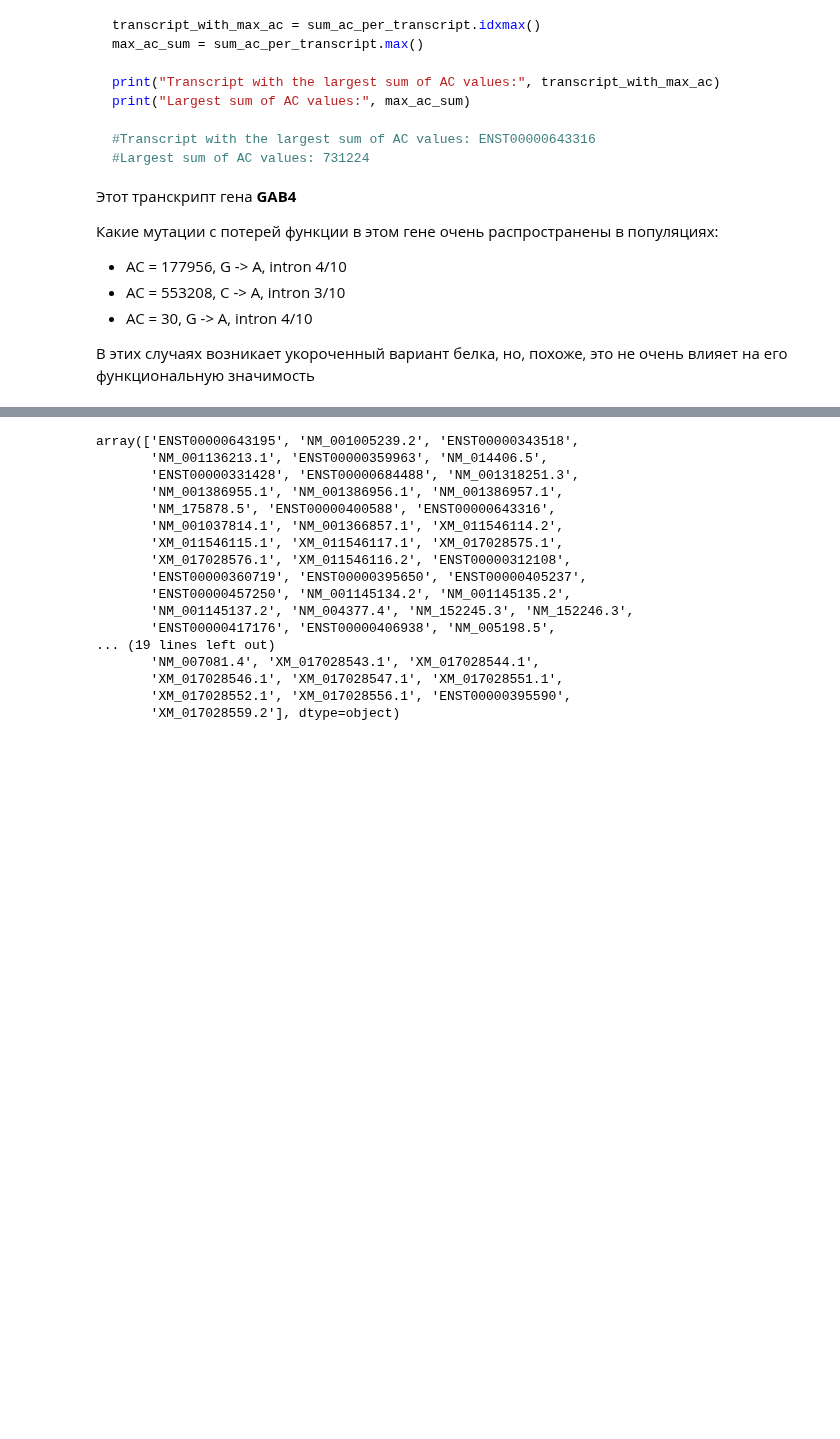
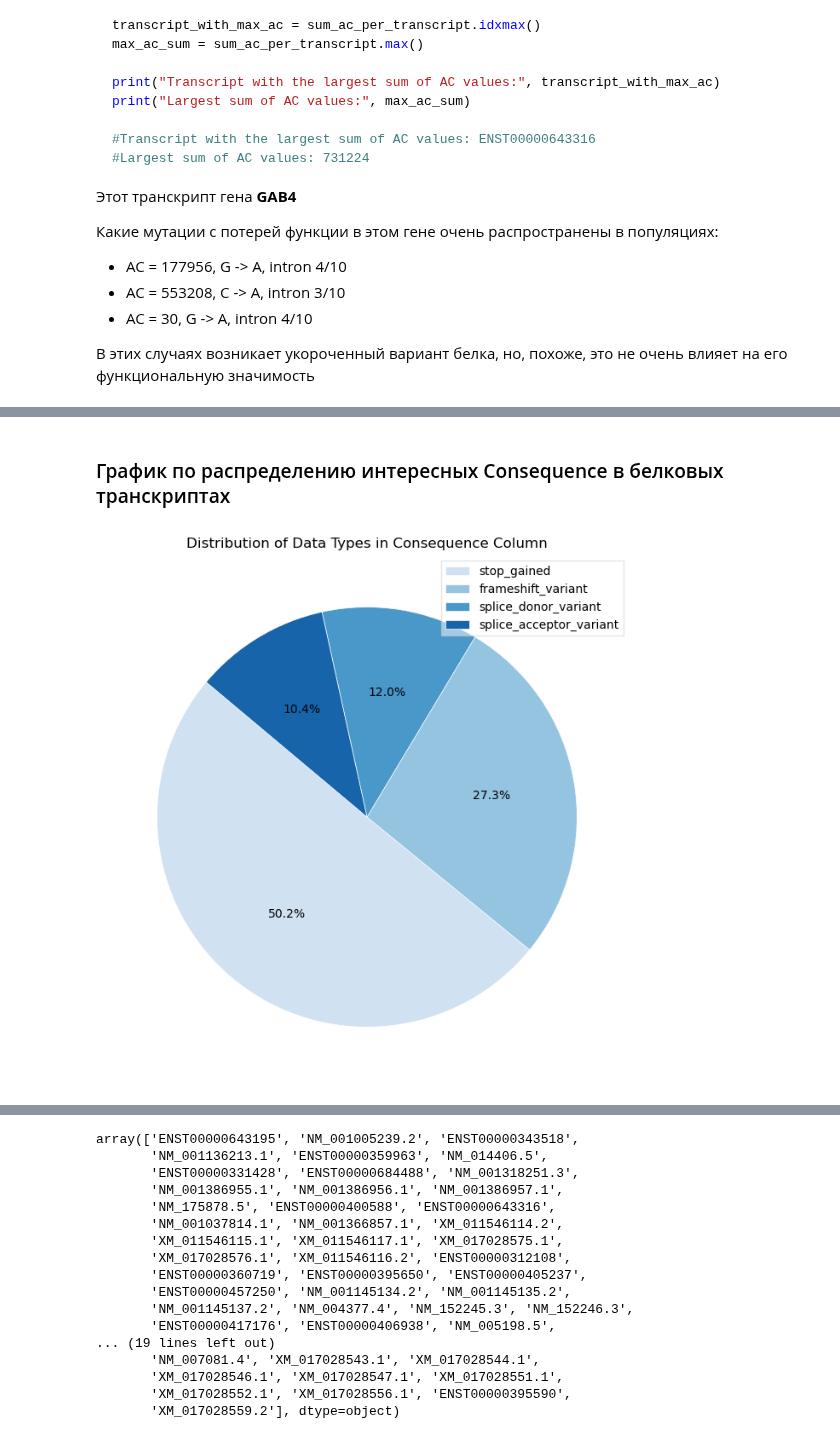
Before and after one commit to nastasia-iv/genvar, a Jupyter notebook: Grishchenko/Working_notebook.ipynb, the cells around one changed output, grey strips where cells are left out. Saved outputs shown, nothing was run; the diff lists cells and outputs as text; code cells hidden in the pictures; blank space fills up the shorter version.

```diff
--- a/Grishchenko/Working_notebook.ipynb
+++ b/Grishchenko/Working_notebook.ipynb
@@ -196,5 +237,33 @@ vcf_df = pd.DataFrame(data, columns=column_names)
+# %% [markdown]
+### График по распределению интересных Consequence в белковых транскриптах
 # %%
-transcript_df = vcf_df[vcf_df['Feature_Type'] == 'Transcript']
+conseq_in_prot = vcf_df[
+    (vcf_df['Feature_Type'] == 'Transcript') &
+    (vcf_df['BIOTYPE'] == 'protein_coding') ]
+# %%
+values_to_filter = ['stop_gained', 'frameshift_variant', 'splice_donor_variant', 'splice_acceptor_variant']
+
+# Filter the DataFrame based on the specified values in the 'column_name' column
+filtered_conseq_in_prot = conseq_in_prot[conseq_in_prot['Consequence'].isin(values_to_filter)]
+# %%
+sizes = filtered_conseq_in_prot['Consequence'].value_counts()
+
+# Set a seaborn palette with a specified number of colors
+num_colors = len(sizes)
+colors = sns.color_palette('Blues', num_colors)
+
+# Create the pie plot
+plt.figure(figsize=(8, 8))
+patches, texts, _ = plt.pie(sizes,
+                            colors=colors, startangle=140,
+                            autopct='%1.1f%%',
+                            wedgeprops=dict(edgecolor='white', linewidth=0.5))
+plt.legend(patches, values_to_filter, loc="upper right", bbox_to_anchor=(1, 1), fontsize=10, fancybox=False, shadow=False, framealpha=0.5)
+plt.title('Distribution of Data Types in Consequence Column')
+plt.show()
+plt.show()
+# %% [output]
+[figure, added]
 # %%
 protein_transcript_df = vcf_df[
     (vcf_df['Feature_Type'] == 'Transcript') &
```
Also changed, not shown: parts of 23 cells of this notebook, 1 other file.
